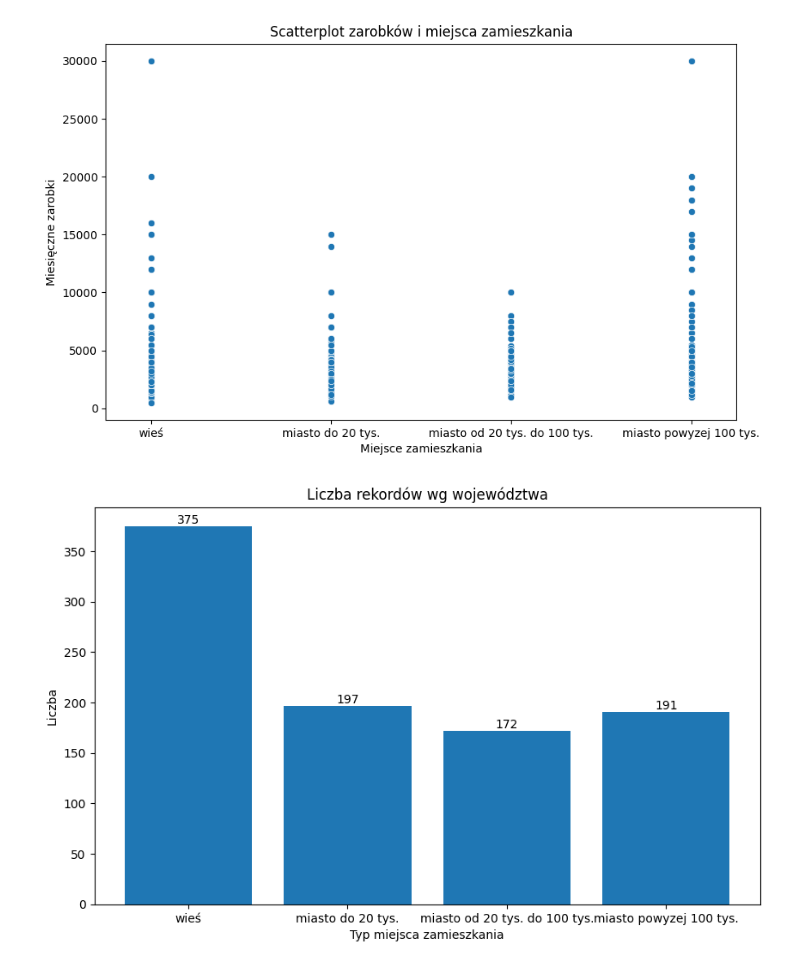
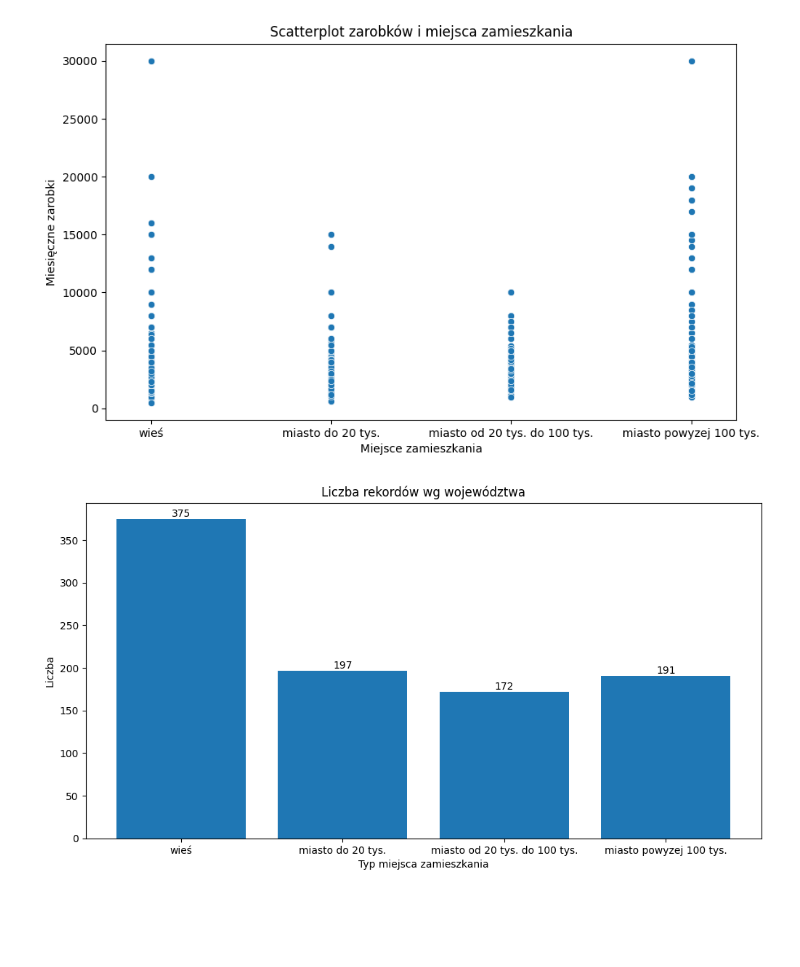
Before and after one commit to tomasz923/wagesInPoland2021, a Jupyter notebook: EDA.ipynb, the cells around one changed output. Drawn from its saved outputs; the diff is of its cells as text; code cells hidden in the pictures; blank space fills up the shorter version.

```diff
--- a/EDA.ipynb
+++ b/EDA.ipynb
@@ -298,22 +301,22 @@ plt.show()
 # %% [output]
 [figure]
 # %%
-plt.figure(figsize=(10, 6))
+plt.figure(figsize=(12, 6))
 
 unique_values, counts = np.unique(df['miejsce'], return_counts=True)
 
 plt.bar(unique_values, counts)
 
 filtered_values = unique_values[np.isin(unique_values, wielkosc_kod)]
 filtered_counts = counts[np.isin(unique_values, wielkosc_kod)]
 plt.xticks(filtered_values, wielkosc_label)
 plt.xlabel('Typ miejsca zamieszkania')
 plt.ylabel('Liczba')
 plt.title('Liczba rekordów wg województwa')
 
 for x, y in zip(filtered_values, filtered_counts):
     plt.text(x, y, str(y), ha='center', va='bottom')
 
 plt.show()
 # %% [output]
-[figure, old version]
+[figure, new version]
```
Also changed, not shown: parts of 1 cell of this notebook, 8 other files.
